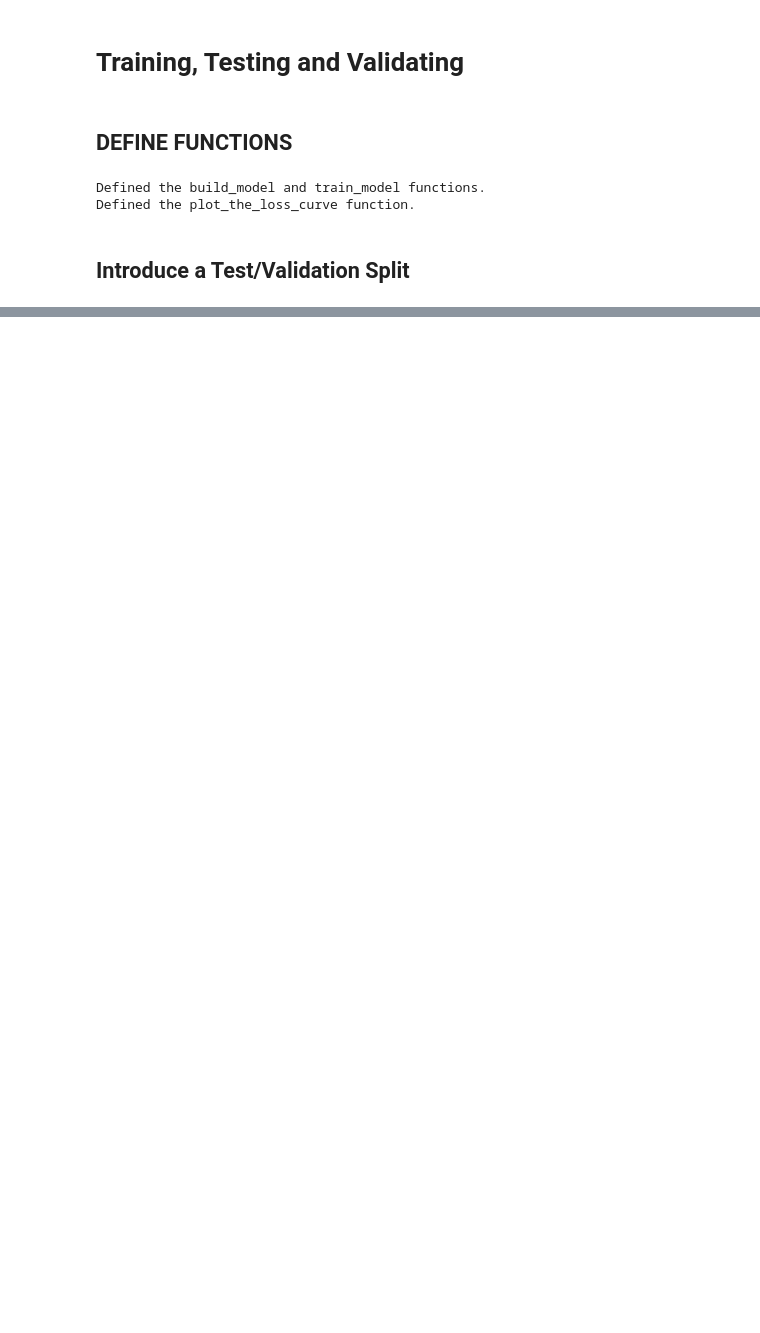
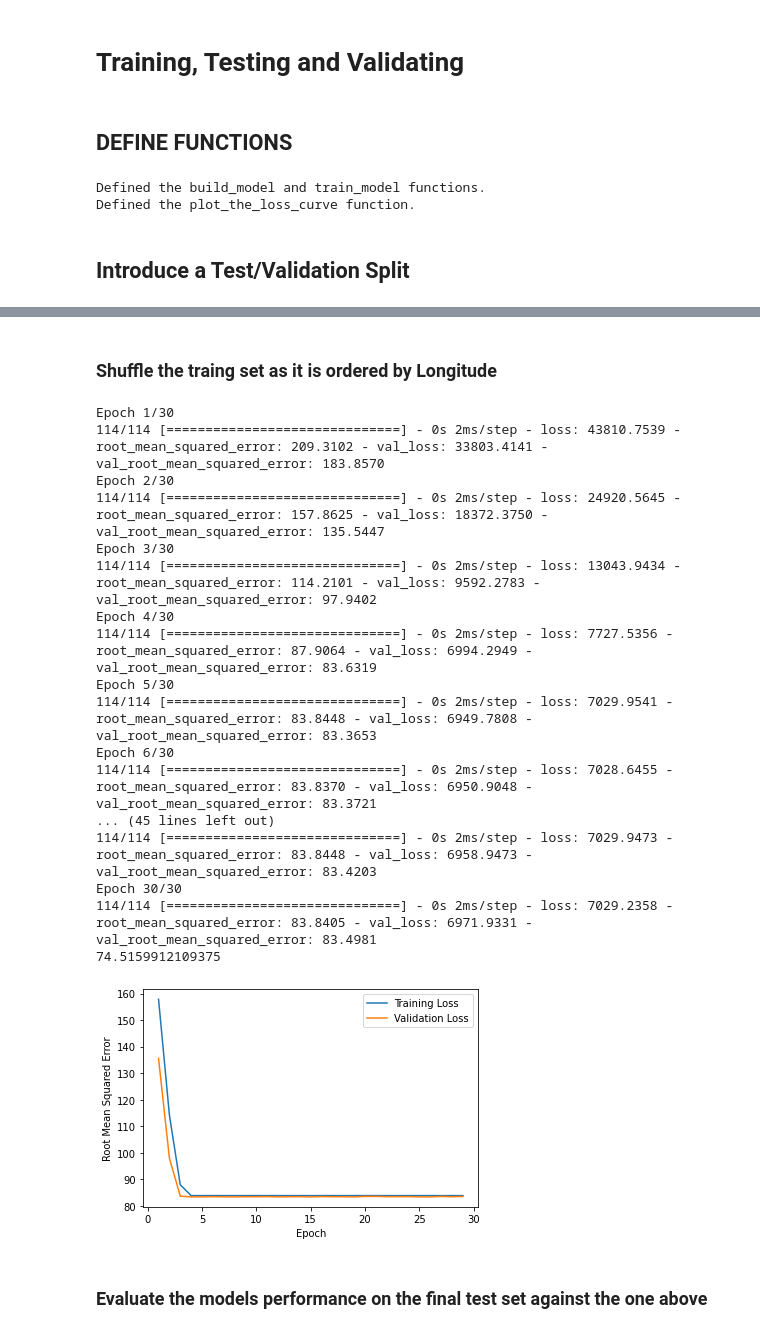
Before and after one commit to m8kin/course_google_crash_course_ml, a Jupyter notebook: notebooks/train_test.ipynb, the cells around one changed output, grey strips where cells are left out. Cells and saved outputs as stored; diff of their text form; code cells hidden in the pictures; blank space fills up the shorter version.

```diff
--- a/notebooks/train_test.ipynb
+++ b/notebooks/train_test.ipynb
@@ -145,0 +146,54 @@ Epoch 30/30
+# %% [markdown]
+### Shuffle the traing set as it is ordered by Longitude
+# %%
+# The following variables are the hyperparameters.
+learning_rate = 0.1
+epochs = 30
+batch_size = 120
+
+# Split the original training set into a reduced training set and a
+# validation set.
+validation_split=0.2
+
+# Identify the feature and the label.
+my_feature="median_income"  # the median income on a specific city block.
+my_label="median_house_value" # the median value of a house on a specific city block.
+# That is, you're going to create a model that predicts house value based
+# solely on the neighborhood's median income.
+
+# Discard any pre-existing version of the model.
+my_model = None
+
+# Shuffle the examples.
+shuffled_train_df = train_df.reindex(np.random.permutation(train_df.index))
+
+# Invoke the functions to build and train the model. Train on the shuffled
+# training set.
+my_model = build_model(learning_rate)
+epochs, rmse, history = train_model(my_model, shuffled_train_df, my_feature,
+                                    my_label, epochs, batch_size,
+                                    validation_split)
+
+plot_the_loss_curve(epochs, history["root_mean_squared_error"],
+                    history["val_root_mean_squared_error"])
+# %% [output]
+Epoch 1/30
+114/114 [==============================] - 0s 2ms/step - loss: 43810.7539 - root_mean_squared_error: 209.3102 - val_loss: 33803.4141 - val_root_mean_squared_error: 183.8570
+Epoch 2/30
+114/114 [==============================] - 0s 2ms/step - loss: 24920.5645 - root_mean_squared_error: 157.8625 - val_loss: 18372.3750 - val_root_mean_squared_error: 135.5447
+Epoch 3/30
+114/114 [==============================] - 0s 2ms/step - loss: 13043.9434 - root_mean_squared_error: 114.2101 - val_loss: 9592.2783 - val_root_mean_squared_error: 97.9402
+Epoch 4/30
+114/114 [==============================] - 0s 2ms/step - loss: 7727.5356 - root_mean_squared_error: 87.9064 - val_loss: 6994.2949 - val_root_mean_squared_error: 83.6319
+Epoch 5/30
+114/114 [==============================] - 0s 2ms/step - loss: 7029.9541 - root_mean_squared_error: 83.8448 - val_loss: 6949.7808 - val_root_mean_squared_error: 83.3653
+Epoch 6/30
+114/114 [==============================] - 0s 2ms/step - loss: 7028.6455 - root_mean_squared_error: 83.8370 - val_loss: 6950.9048 - val_root_mean_squared_error: 83.3721
+... (45 lines left out)
+114/114 [==============================] - 0s 2ms/step - loss: 7029.9473 - root_mean_squared_error: 83.8448 - val_loss: 6958.9473 - val_root_mean_squared_error: 83.4203
+Epoch 30/30
+114/114 [==============================] - 0s 2ms/step - loss: 7029.2358 - root_mean_squared_error: 83.8405 - val_loss: 6971.9331 - val_root_mean_squared_error: 83.4981
+74.5159912109375
+[figure, added]
+# %% [markdown]
+### Evaluate the models performance on the final test set against the one above
```
Also changed, not shown: parts of 2 cells of this notebook, 1 other file.
